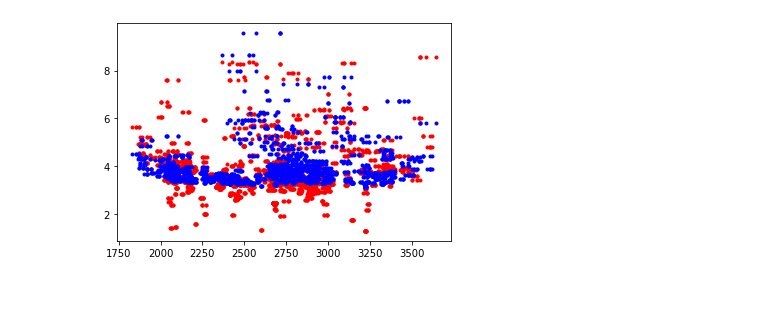
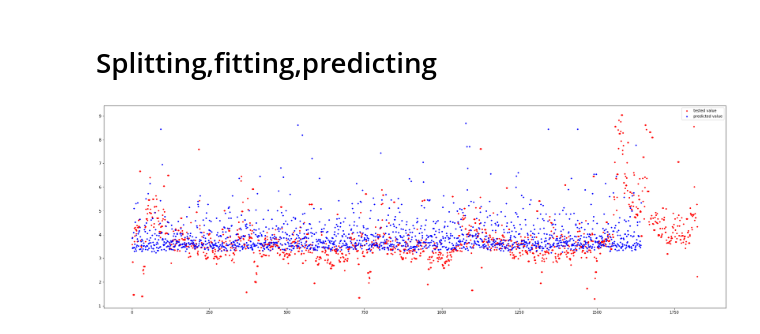
Before and after one commit to nekitto/ml2021, a Jupyter notebook: lab2/lab2.ipynb, the cells around one changed output. Drawn from its saved outputs; the diff is of its cells as text; code cells hidden in the pictures; blank space fills up the shorter version.

```diff
--- a/lab2/lab2.ipynb
+++ b/lab2/lab2.ipynb
@@ -63,23 +59,24 @@ market_info
+# %% [markdown]
+<h1>Splitting,fitting,predicting</h1>
 # %%
 import sklearn
 from sklearn.model_selection import train_test_split
 
-columns=market_info.columns
 
-x = market_info[["High","Low","Open","Close","Adj Close"]]
+x = market_info[["High","Low","Open","Close"]]
 y = market_info[["Volume"]] * (10 **(-9))
-x_train,x_test,y_train,y_test = train_test_split(x,y,train_size=0.7)
+x_train,x_test,y_train,y_test = train_test_split(x,y,train_size=0.1)
 from sklearn.linear_model import LinearRegression
 lr = LinearRegression()
 lr.fit(x_train,y_train)
 y_Hat = lr.predict(x_test)
 
-from sklearn.metrics import mean_absolute_error
-from sklearn.metrics import mean_squared_error
-mean_squared_error(y_test, y_Hat),mean_absolute_error(y_test, y_Hat)
-plt.plot(x_test,y_test, 'r.')
-plt.plot(x_test,y_Hat, 'b.')
-
+fig, ax = plt.subplots()
+ax.plot(y_test, 'r.', label = 'tested value')
+ax.plot(y_Hat, 'b.', label = 'predicted value')
+fig.set_figheight(10)
+fig.set_figwidth(30)
+ax.legend()
 plt.show()
 # %% [output]
-[figure, old version]
+[figure, new version]
```
Also changed, not shown: parts of 6 cells of this notebook.
